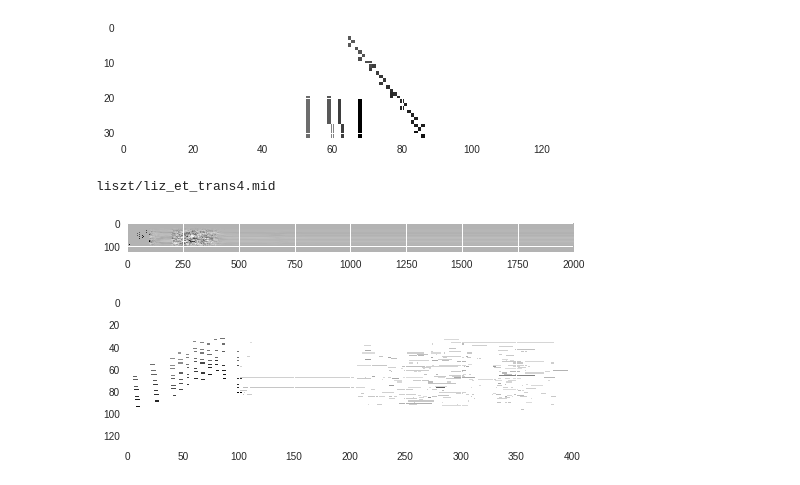
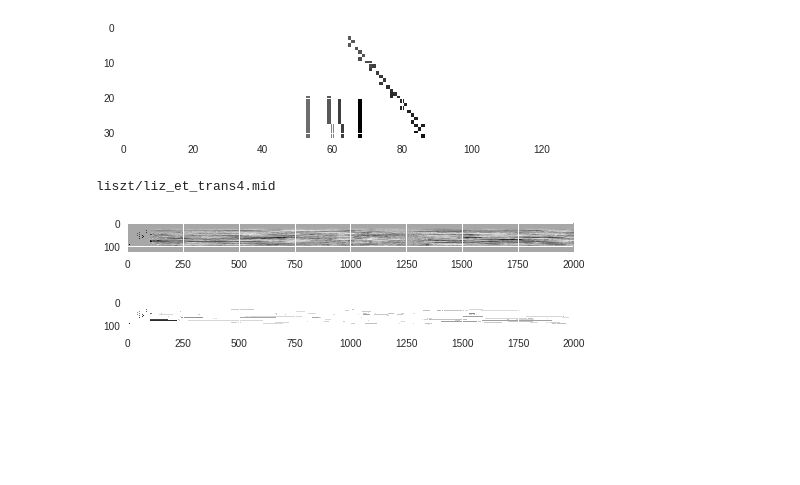
Before and after one commit to mei-t/ml_music, a Jupyter notebook: music-playground.ipynb, the cells around one changed output. Cells and saved outputs as stored; diff of their text form; code cells hidden in the pictures; blank space fills up the shorter version.

```diff
--- a/music-playground.ipynb
+++ b/music-playground.ipynb
@@ -264,29 +260,37 @@ training_dataset_size = sum(1 for x in training_dataset)
 ('dataset_size', 9, 'validation_dataset_size', 1, 'training_dataset_size', 8)
 # %%
 # The embedding dimension
-embedding_dim = 256
+embedding_dim = 512
 # The number of notes in one column of piano roll.
 keys_dim = 128
 rnn_units = 1024
+window_size = 4
+use_gpu = tf.test.is_gpu_available()
 
-if tf.test.is_gpu_available():
-  model_path = "model_lstm_gpu.h5"
+model_path = "model_window%d_dense%d_lstm%d_%s.h5" % (
+    window_size,
+    embedding_dim,
+    rnn_units,
+    "gpu" if use_gpu else "cpu")
+print(model_path)
+
+if use_gpu:
   rnn = tf.keras.layers.CuDNNLSTM
 else:
-  model_path = "model_lstm.h5"
   rnn =tf.keras.layers.LSTM
 
 def build_model(batch_size, seq_length):
     return tf.keras.Sequential([
         tf.keras.layers.Dense(
             embedding_dim,
-            batch_input_shape=[batch_size, seq_length, keys_dim]),
+            batch_input_shape=[
+                batch_size, seq_length / window_size, keys_dim * window_size]),
         rnn(
             rnn_units,
              return_sequences=True,
              recurrent_initializer='glorot_uniform',
              stateful=True),
-        tf.keras.layers.Dense(keys_dim),
+        tf.keras.layers.Dense(keys_dim*window_size),
     ])
 
 model = build_model(BATCH_SIZE, SEQ_LENGTH)
@@ -391,9 +423,9 @@ plt.imshow(np.nonzero(np.diff(target_example_batch.numpy()[0], axis = 0)))
 # %% [markdown]
 ### Generate Music
 # %%
-gen_model = build_model(1, None)
+gen_model = build_model(1, window_size)
 gen_model.load_weights(model_path)
-gen_model.build(tf.TensorShape([1, None, keys_dim]))
+gen_model.build(tf.TensorShape([1, 1, keys_dim * window_size]))
 gen_model.summary()
 # %% [output]
 _________________________________________________________________
@@ -436,31 +468,33 @@ plt.imshow(data_to_intro(corpus[4], 32))
 [figure]
 # %%
 def generate_music(intro, total_length, midi_path, fs):
-  result = np.zeros([total_length, keys_dim], dtype=np.float32)
+  intro = intro.reshape([-1, 512])
+  window_count = total_length / window_size
+  result = np.zeros([window_count, keys_dim * window_size], dtype=np.float32)
   result[0:intro.shape[0]] = intro
   # Generate piano roll.
   gen_model.reset_states()
-  for i in range(total_length-1):
-    input = tf.expand_dims(result[i: i+1], 0)
+  for i in range(window_count - 1):
+    input = tf.expand_dims(result[i : i +1], 0)
     predictions = gen_model(input)
     if i > intro.shape[0] - 2:
-      result[i+1] = predictions[0]
+      result[i +1] = predictions[0]
   # Visualize to midi file
-  result_midi = piano_roll_to_pretty_midi(result.T, fs)
+  result_midi = piano_roll_to_pretty_midi(result.reshape([-1, 128]).T, fs)
   result_midi.write(midi_path)
   # Visualize
   plt.figure()
-  plt.imshow(result.T)
+  plt.imshow(result.reshape([-1, 128]).T)
   plt.figure()
   plt.imshow(result_midi.get_piano_roll(fs))
 
 # Test generating music using introduction of 4th corpus.
 print(corpus[3]['src'])
 generate_music(data_to_intro(corpus[3], 100), 2000, "result.midi", corpus[3]["fs"])
 # %% [output]
 liszt/liz_et_trans4.mid
-[figure, old version]
+[figure, new version]
-[figure, old version]
+[figure, new version]
 # %%
 # Generate all from corpus
 for data in corpus:
```
Also changed, not shown: parts of 16 cells of this notebook, 11 other files.
